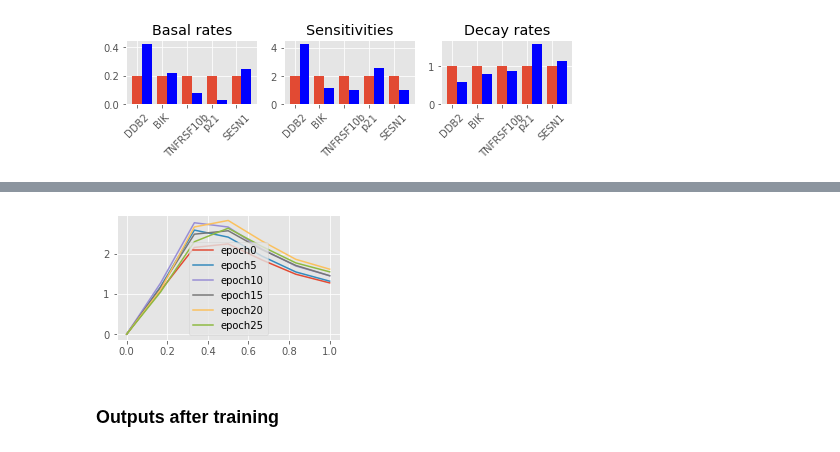
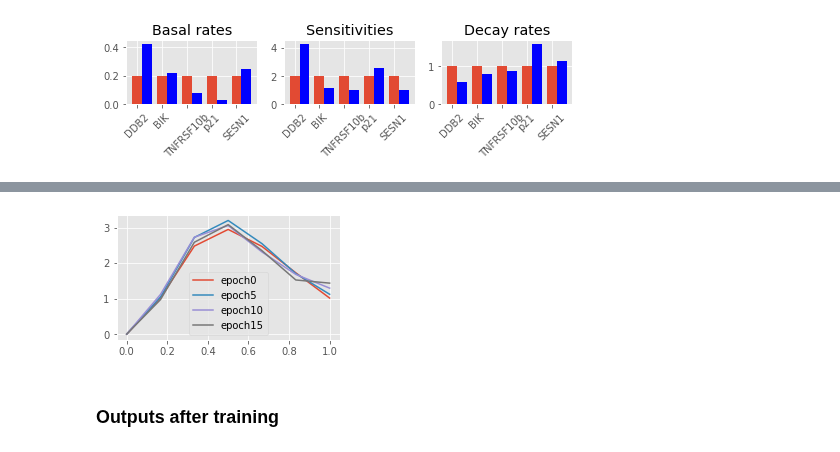
Before and after one commit to mossjacob/alfi, a Jupyter notebook: reggae/examples/variational.ipynb, the cells around one changed output, grey strips where cells are left out. Saved outputs shown, nothing was run; the diff lists cells and outputs as text; code cells hidden in the pictures.

```diff
--- a/reggae/examples/variational.ipynb
+++ b/reggae/examples/variational.ipynb
@@ -56,5 +37,6 @@ def plot_genes(rtol=1e-4, atol=1e-6):
 # %%
-model = ExponentialLFM(num_genes, num_tfs, t_inducing, t_observed, extra_points=2, fixed_variance=σ2_m_pre[0])
+#ExponentialLFM
+model = SingleLinearLFM(num_genes, num_tfs, t_inducing, t_observed, extra_points=2, fixed_variance=σ2_m_pre[0])
 optimizer = torch.optim.Adam(model.parameters(), lr=0.2)
 trainer = Trainer(model, optimizer, (t_observed, m_observed))
 # %% [markdown]
@@ -74,6 +66,6 @@ torch.Size([5, 80])
 # %%
 tol = 1e-3
 # trainer = Trainer(optimizer)
-output = trainer.train(30, rtol=tol, atol=tol/10,
+output = trainer.train(20, rtol=tol, atol=tol/10,
                        report_interval=2, plot_interval=5, num_samples=4)
 # %% [output]
@@ -95,4 +82,4 @@ Epoch 79/80 - Loss: 34.70 (29.27 5.43) b: 1.65 d 2.44 s: 3.30 λ: 0.123
-[figure, old version]
+[figure, new version]
 # %% [markdown]
 ### Outputs after training
 # %%
```
Also changed, not shown: parts of 8 cells of this notebook, 5 other files.
